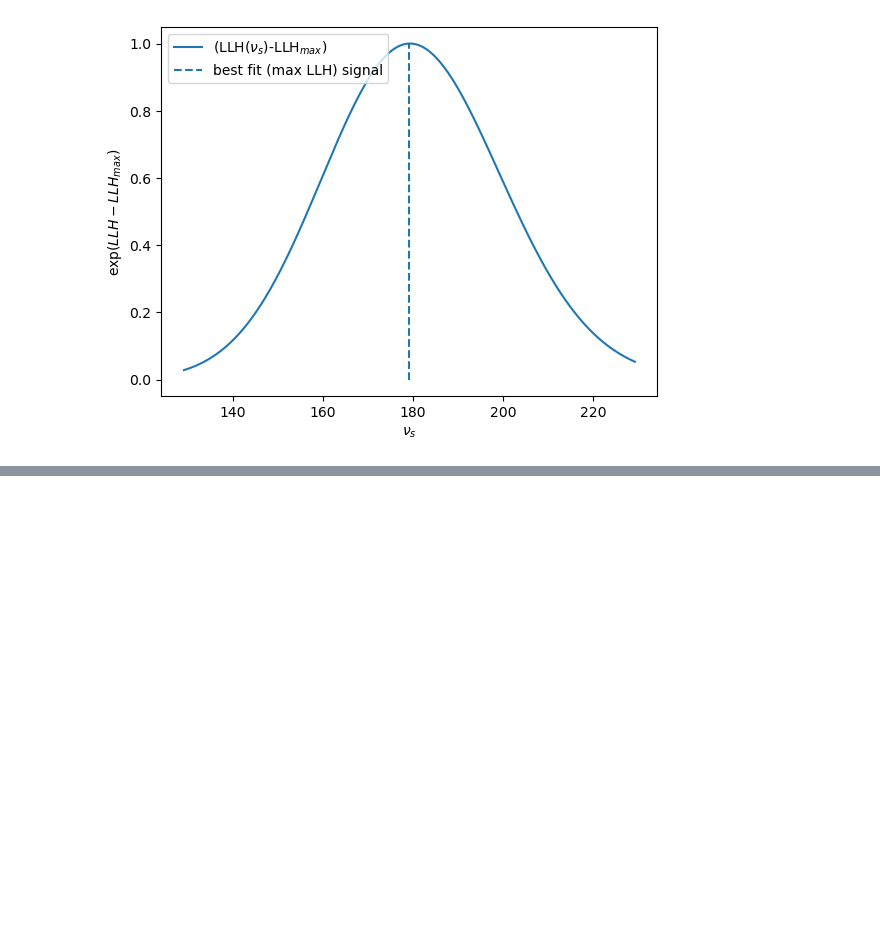
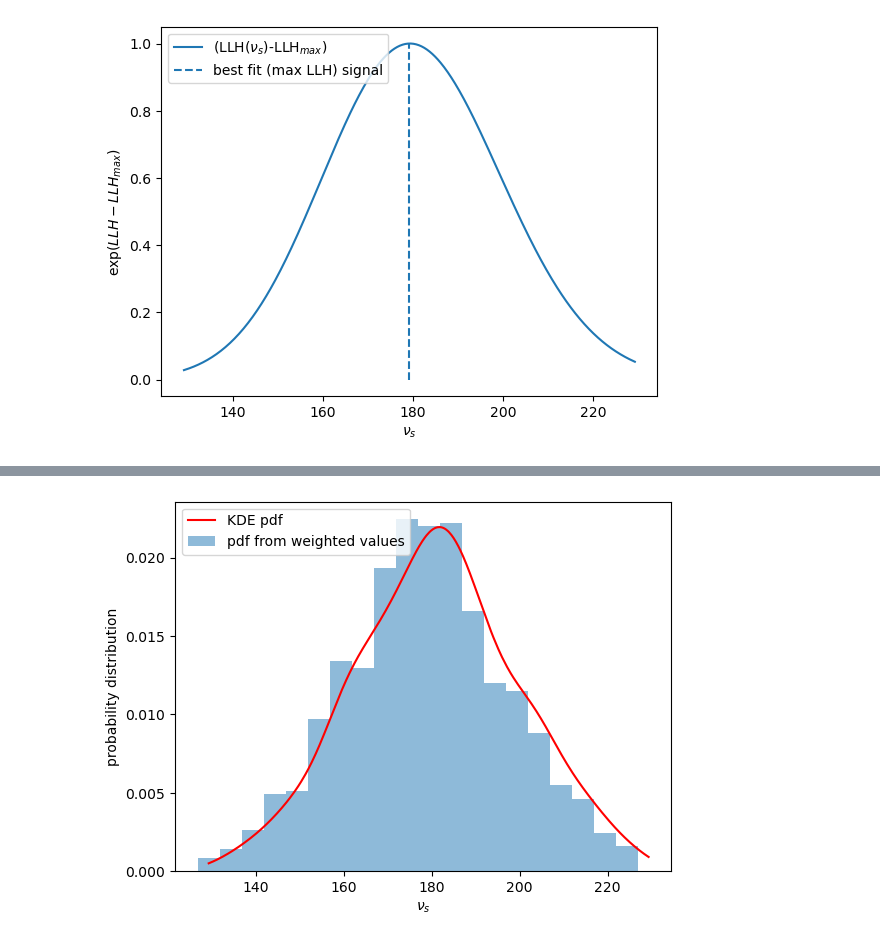
Before and after one commit to aotownsend/StatMethods2022, a Jupyter notebook: submissions/week9/annanay_week9.ipynb, the cells around one changed output, grey strips where cells are left out. Drawn from its saved outputs; the diff is of its cells as text; code cells hidden in the pictures; blank space fills up the shorter version.

```diff
--- a/submissions/week9/annanay_week9.ipynb
+++ b/submissions/week9/annanay_week9.ipynb
@@ -161,0 +165,12 @@ plt.show()
+# %%
+kde = stats.gaussian_kde(random_nu_s_space, weights=weights)
+kde_values = kde.evaluate(np.sort(random_nu_s_space))
+
+plt.plot(np.sort(random_nu_s_space), kde_values, label='KDE pdf', color='red')
+plt.bar(bin_boundary[:-1], bin_height, width=bin_boundary[1]-bin_boundary[0], label='pdf from weighted values', alpha=0.5)
+plt.xlabel('$ν_s$')
+plt.ylabel('probability distribution')
+plt.legend()
+plt.show()
+# %% [output]
+[figure, added]
```
Also changed, not shown: parts of 1 cell of this notebook.
